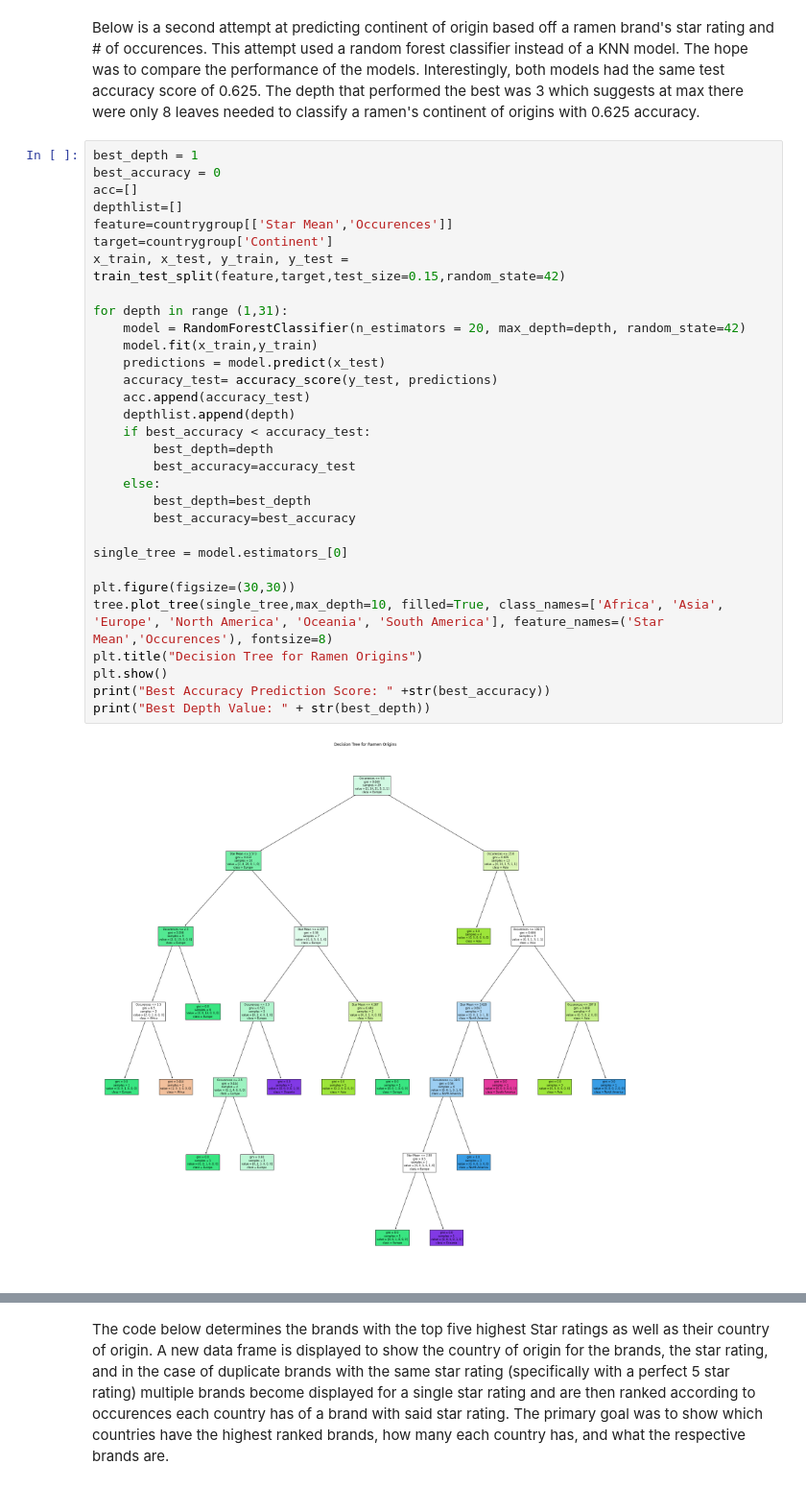
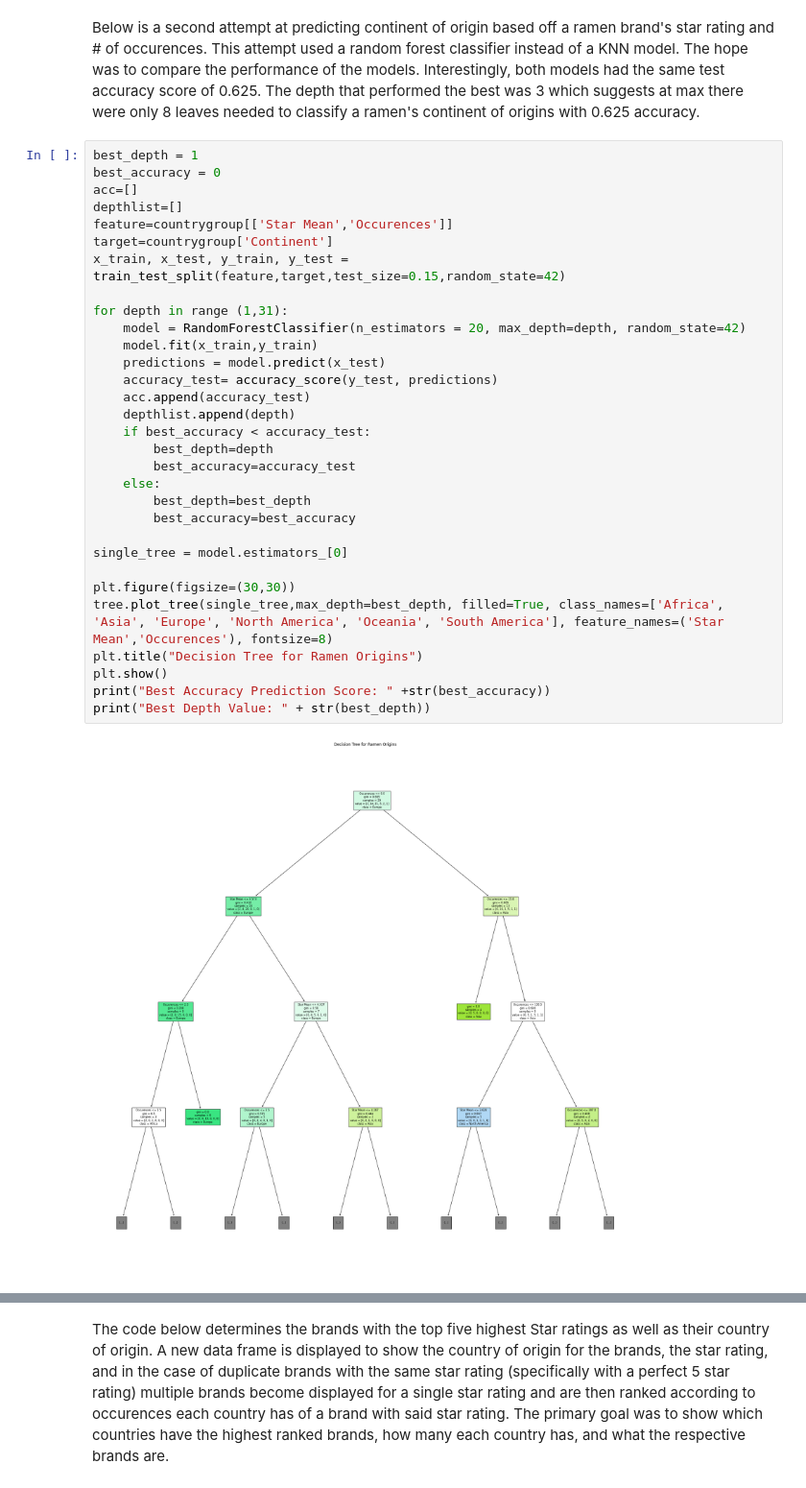
Before and after one commit to WinstonZhuang/RamenRatings, a Jupyter notebook: CDS Semester Project - wz225.ipynb, the cells around one changed output, grey strips where cells are left out. Shown: that part at 96% size. Saved outputs shown, nothing was run; the diff lists cells and outputs as text.

Commit message:
Change to Decision Tree Output

```diff
--- a/CDS Semester Project - wz225.ipynb
+++ b/CDS Semester Project - wz225.ipynb
@@ -212,35 +212,35 @@ Below is a second attempt at predicting continent of origin based off a ramen br
 best_depth = 1
 best_accuracy = 0
 acc=[]
 depthlist=[]
 feature=countrygroup[['Star Mean','Occurences']]
 target=countrygroup['Continent']
 x_train, x_test, y_train, y_test = train_test_split(feature,target,test_size=0.15,random_state=42)
 
 for depth in range (1,31):
     model = RandomForestClassifier(n_estimators = 20, max_depth=depth, random_state=42)
     model.fit(x_train,y_train)
     predictions = model.predict(x_test)
     accuracy_test= accuracy_score(y_test, predictions)
     acc.append(accuracy_test)
     depthlist.append(depth)
     if best_accuracy < accuracy_test:
         best_depth=depth
         best_accuracy=accuracy_test
     else:
         best_depth=best_depth
         best_accuracy=best_accuracy
 
 single_tree = model.estimators_[0]
 
 plt.figure(figsize=(30,30))
-tree.plot_tree(single_tree,max_depth=10, filled=True, class_names=['Africa', 'Asia', 'Europe', 'North America', 'Oceania', 'South America'], feature_names=('Star Mean','Occurences'), fontsize=8)
+tree.plot_tree(single_tree,max_depth=best_depth, filled=True, class_names=['Africa', 'Asia', 'Europe', 'North America', 'Oceania', 'South America'], feature_names=('Star Mean','Occurences'), fontsize=8)
 plt.title("Decision Tree for Ramen Origins")
 plt.show()
 print("Best Accuracy Prediction Score: " +str(best_accuracy))
 print("Best Depth Value: " + str(best_depth))
 # %% [output]
-[figure, old version]
+[figure, new version]
 Best Accuracy Prediction Score: 0.625
 Best Depth Value: 3
 # %% [markdown]
```
Also changed, not shown: parts of 2 cells of this notebook.
